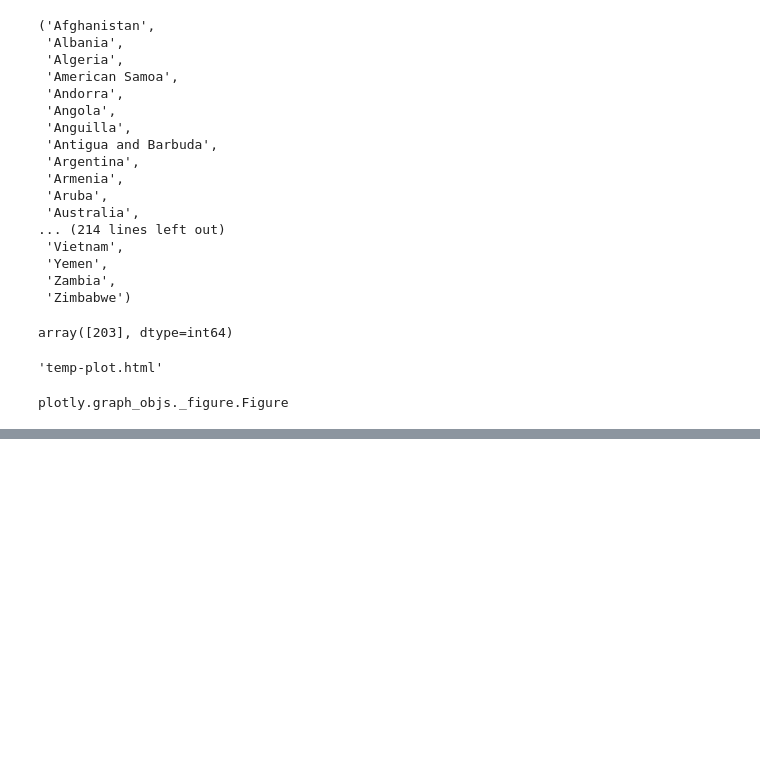
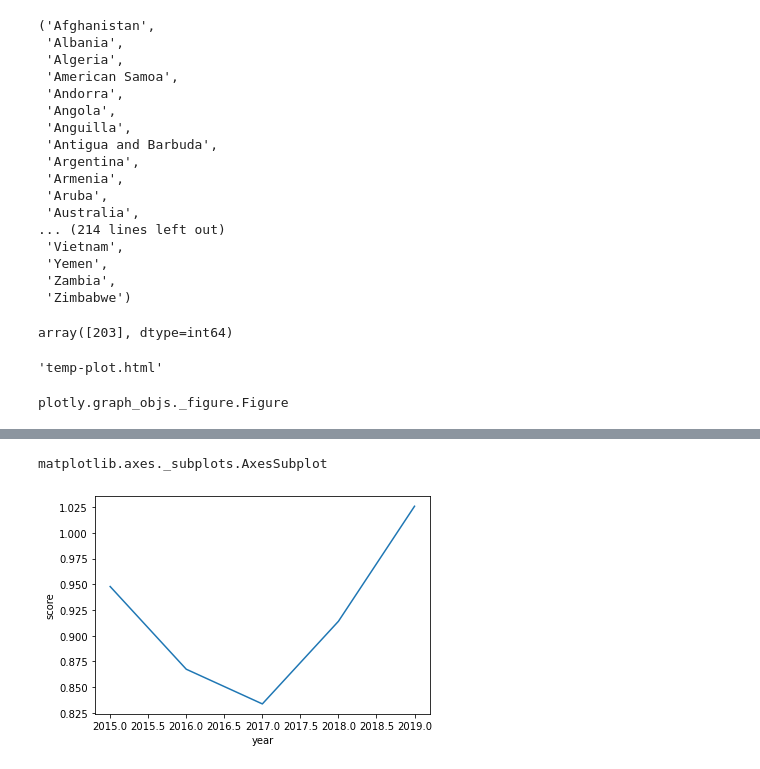
Before and after one commit to sboomi/world-happiness-project, a Jupyter notebook: nbs/Explore Data.ipynb, the cells around one changed output, grey strips where cells are left out. Saved outputs shown, nothing was run; the diff lists cells and outputs as text; code cells hidden in the pictures; blank space fills up the shorter version.

```diff
--- a/nbs/Explore Data.ipynb
+++ b/nbs/Explore Data.ipynb
@@ -148,0 +151,3 @@ plotly.graph_objs._figure.Figure
+# %%
+df = frames['happy']
+df
@@ -148,0 +168,8 @@ plotly.graph_objs._figure.Figure
+# %%
+stats_country = df[df.country=="Iceland"]
+
+g = sns.lineplot(data=stats_country, x="year", y="score")
+type(g)
+# %% [output]
+matplotlib.axes._subplots.AxesSubplot
+[figure, added]
```
Also changed, not shown: parts of 16 cells of this notebook, 9 other files.
